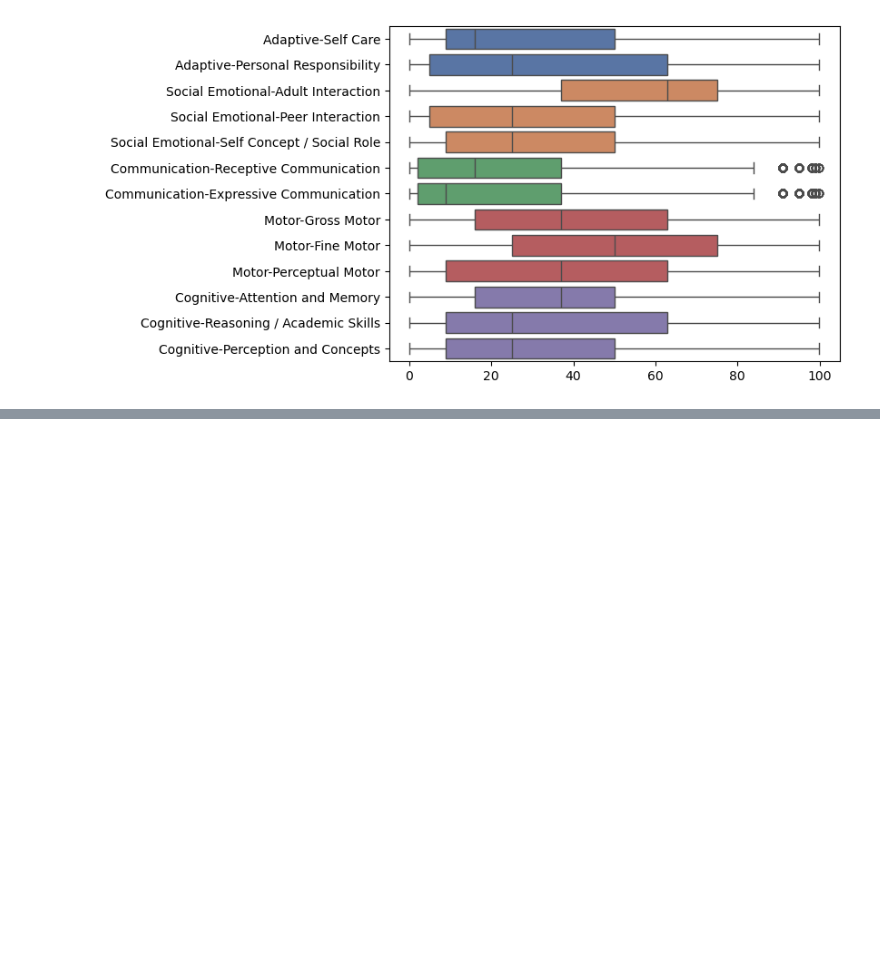
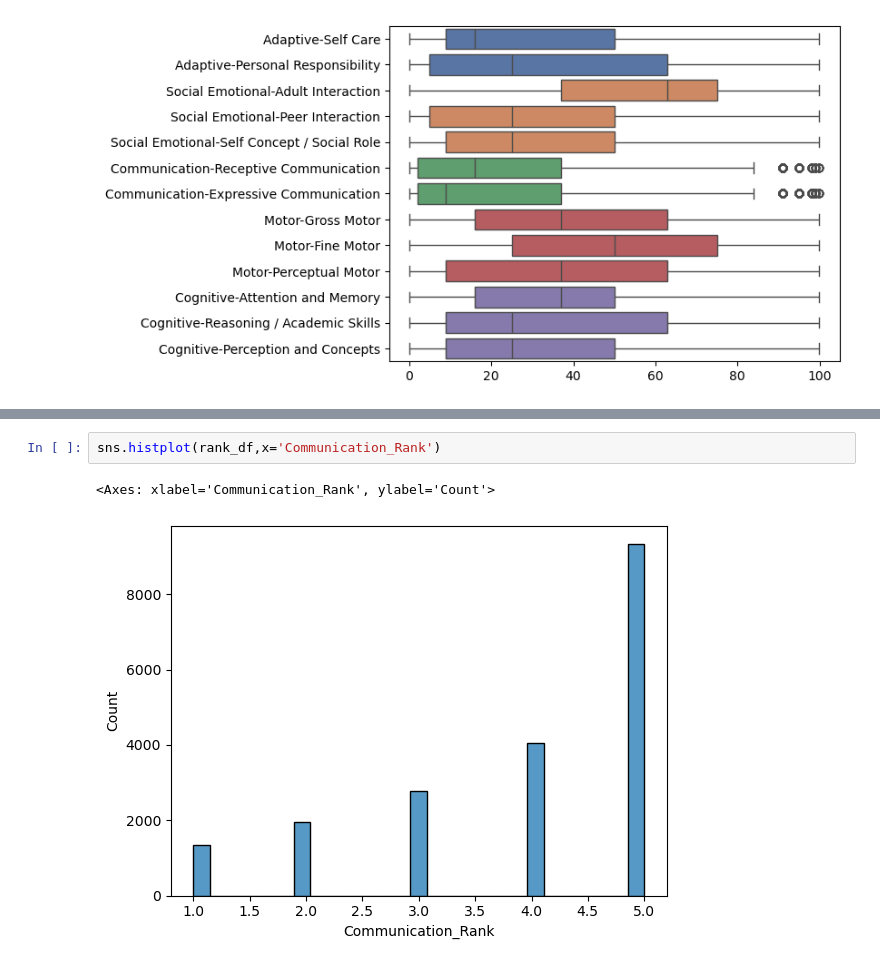
Before and after one commit to NSS-Data-Analytics-Cohort-17/partner-project-japan, a Jupyter notebook: mbutera_eda.ipynb, the cells around one changed output, grey strips where cells are left out. Saved outputs shown, nothing was run; the diff lists cells and outputs as text; blank space fills up the shorter version.

```diff
--- a/mbutera_eda.ipynb
+++ b/mbutera_eda.ipynb
@@ -145,0 +198,5 @@ sns.boxplot(subdomPR_df, orient='h',palette=subcolormap)
+# %%
+sns.histplot(rank_df,x='Communication_Rank')
+# %% [output]
+<Axes: xlabel='Communication_Rank', ylabel='Count'>
+[figure, added]
```
Also changed, not shown: parts of 28 cells of this notebook, 2 other files.
